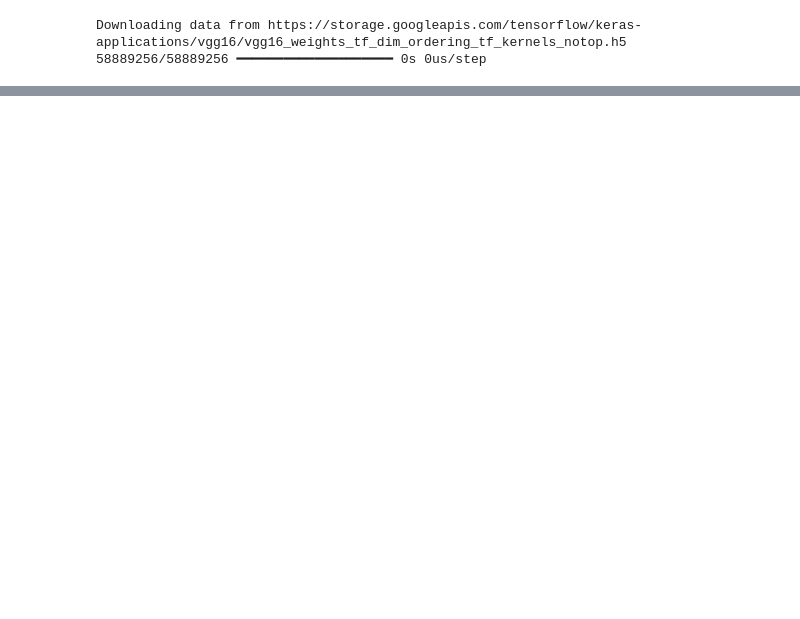
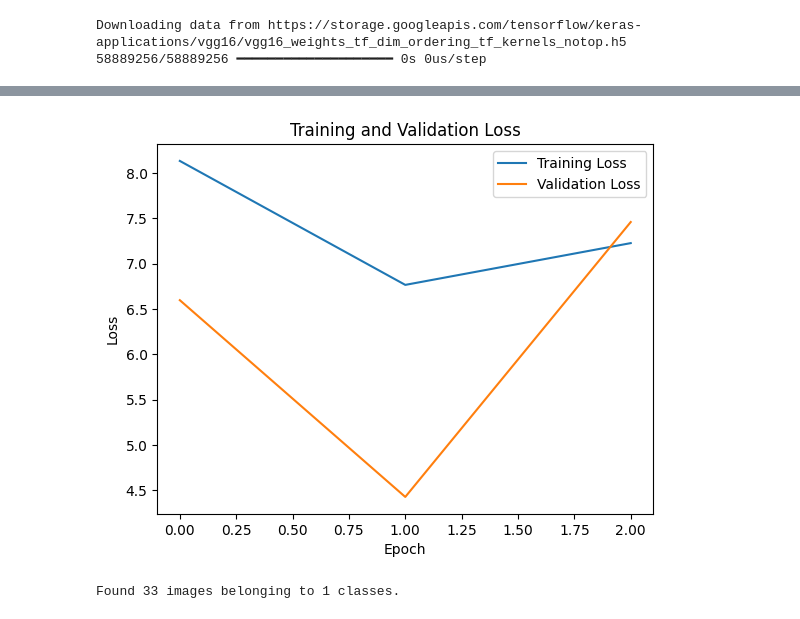
Before and after one commit to Musa-Ali-Kazmi/Plant-Disease-Classification, a Jupyter notebook: plant-disease-classification.ipynb, the cells around one changed output, grey strips where cells are left out. Saved outputs shown, nothing was run; the diff lists cells and outputs as text; code cells hidden in the pictures; blank space fills up the shorter version.

Commit message:
Kaggle Notebook | Plant-Disease-Classification | Fine-Tuning Vgg16

```diff
--- a/plant-disease-classification.ipynb
+++ b/plant-disease-classification.ipynb
@@ -131,0 +139,27 @@ Model: "sequential"
+# %%
+# Plot training and validation loss
+plt.plot(history.history['loss'], label='Training Loss')
+plt.plot(history.history['val_loss'], label='Validation Loss')
+plt.title('Training and Validation Loss')
+plt.xlabel('Epoch')
+plt.ylabel('Loss')
+plt.legend()
+plt.show()
+# %% [output]
+[figure, added]
+# %%
+test_dir = '/kaggle/input/new-plant-diseases-dataset/test'
+
+
+# Data Augmentation for Test Data (only rescaling)
+test_datagen = ImageDataGenerator(rescale=1./255)
+
+# Create a data generator for the test set
+test_generator = test_datagen.flow_from_directory(
+    test_dir,
+    target_size=(img_width, img_height),
+    batch_size=batch_size,
+    class_mode='categorical'  # Change to 'categorical' if you have more than 2 classes
+)
+# %% [output]
+Found 33 images belonging to 1 classes.
```
Also changed, not shown: parts of 18 cells of this notebook.
